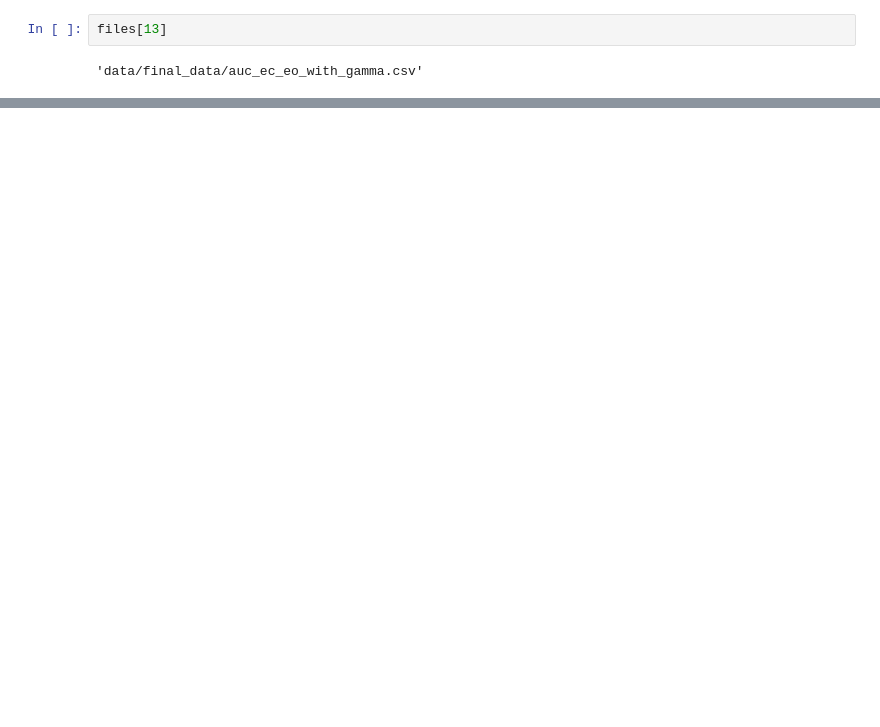
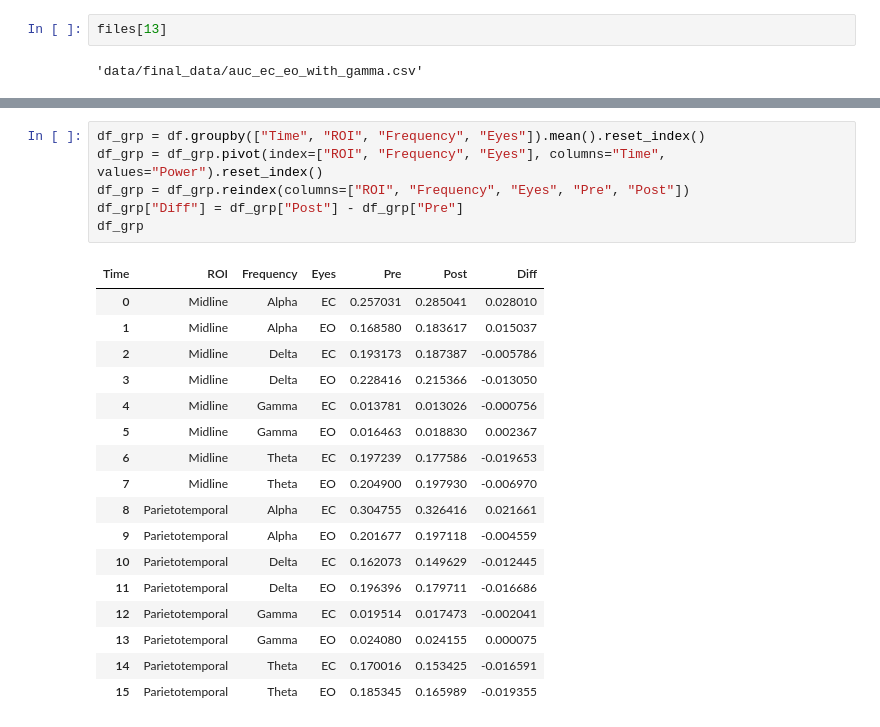
Before and after one commit to ElectronicsArchiver/tewa1_cogpsy_python, a Jupyter notebook: final_project_option_1.ipynb, the cells around one changed output, grey strips where cells are left out. Cells and saved outputs as stored; diff of their text form; blank space fills up the shorter version.

```diff
--- a/final_project_option_1.ipynb
+++ b/final_project_option_1.ipynb
@@ -170,0 +37,24 @@ plt.grid()
+# %%
+df_grp = df.groupby(["Time", "ROI", "Frequency", "Eyes"]).mean().reset_index()
+df_grp = df_grp.pivot(index=["ROI", "Frequency", "Eyes"], columns="Time", values="Power").reset_index()
+df_grp = df_grp.reindex(columns=["ROI", "Frequency", "Eyes", "Pre", "Post"])
+df_grp["Diff"] = df_grp["Post"] - df_grp["Pre"]
+df_grp
+# %% [output]
+| Time | ROI | Frequency | Eyes | Pre | Post | Diff |
+| 0 | Midline | Alpha | EC | 0.257031 | 0.285041 | 0.028010 |
+| 1 | Midline | Alpha | EO | 0.168580 | 0.183617 | 0.015037 |
+| 2 | Midline | Delta | EC | 0.193173 | 0.187387 | -0.005786 |
+| 3 | Midline | Delta | EO | 0.228416 | 0.215366 | -0.013050 |
+| 4 | Midline | Gamma | EC | 0.013781 | 0.013026 | -0.000756 |
+| 5 | Midline | Gamma | EO | 0.016463 | 0.018830 | 0.002367 |
+| 6 | Midline | Theta | EC | 0.197239 | 0.177586 | -0.019653 |
+| 7 | Midline | Theta | EO | 0.204900 | 0.197930 | -0.006970 |
+| 8 | Parietotemporal | Alpha | EC | 0.304755 | 0.326416 | 0.021661 |
+| 9 | Parietotemporal | Alpha | EO | 0.201677 | 0.197118 | -0.004559 |
+| 10 | Parietotemporal | Delta | EC | 0.162073 | 0.149629 | -0.012445 |
+| 11 | Parietotemporal | Delta | EO | 0.196396 | 0.179711 | -0.016686 |
+| 12 | Parietotemporal | Gamma | EC | 0.019514 | 0.017473 | -0.002041 |
+| 13 | Parietotemporal | Gamma | EO | 0.024080 | 0.024155 | 0.000075 |
+| 14 | Parietotemporal | Theta | EC | 0.170016 | 0.153425 | -0.016591 |
+| 15 | Parietotemporal | Theta | EO | 0.185345 | 0.165989 | -0.019355 |
```
Also changed, not shown: parts of 8 cells of this notebook.
